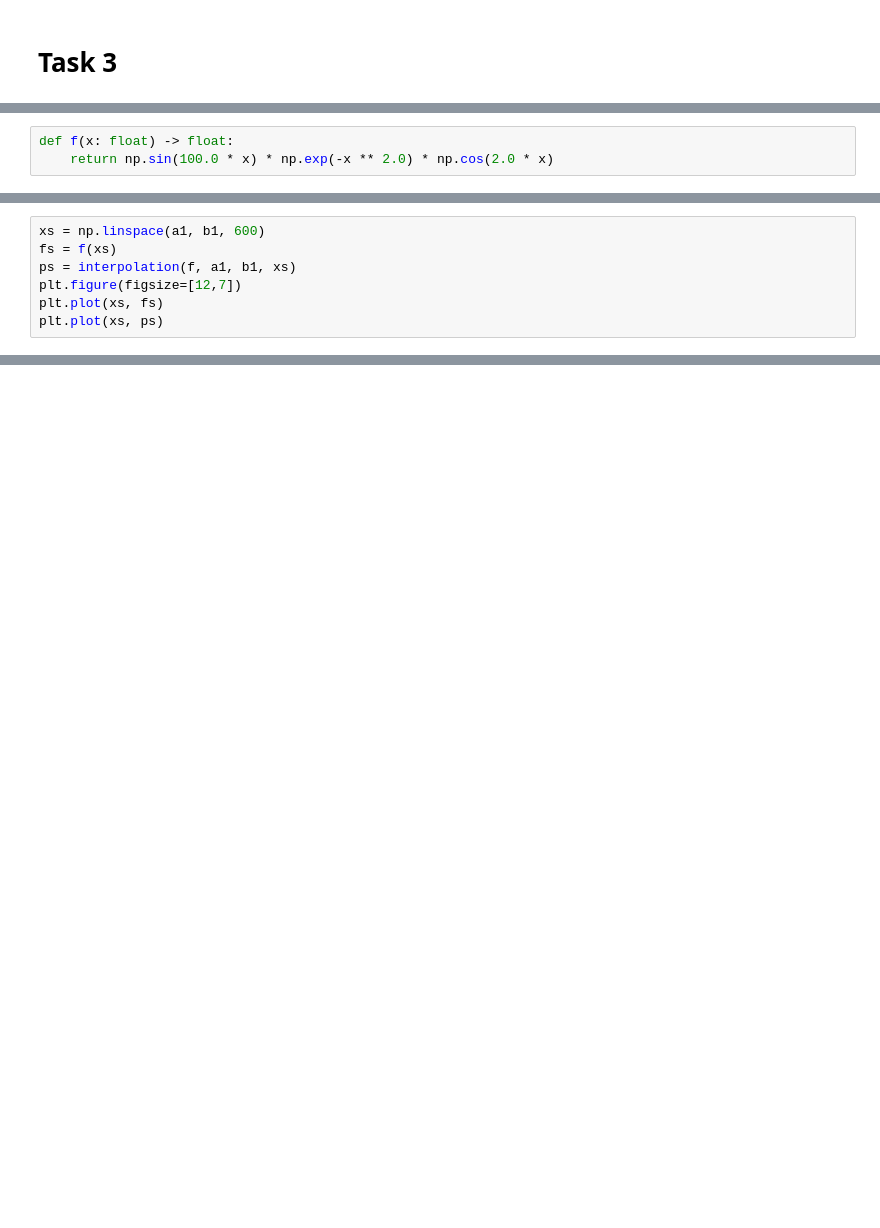
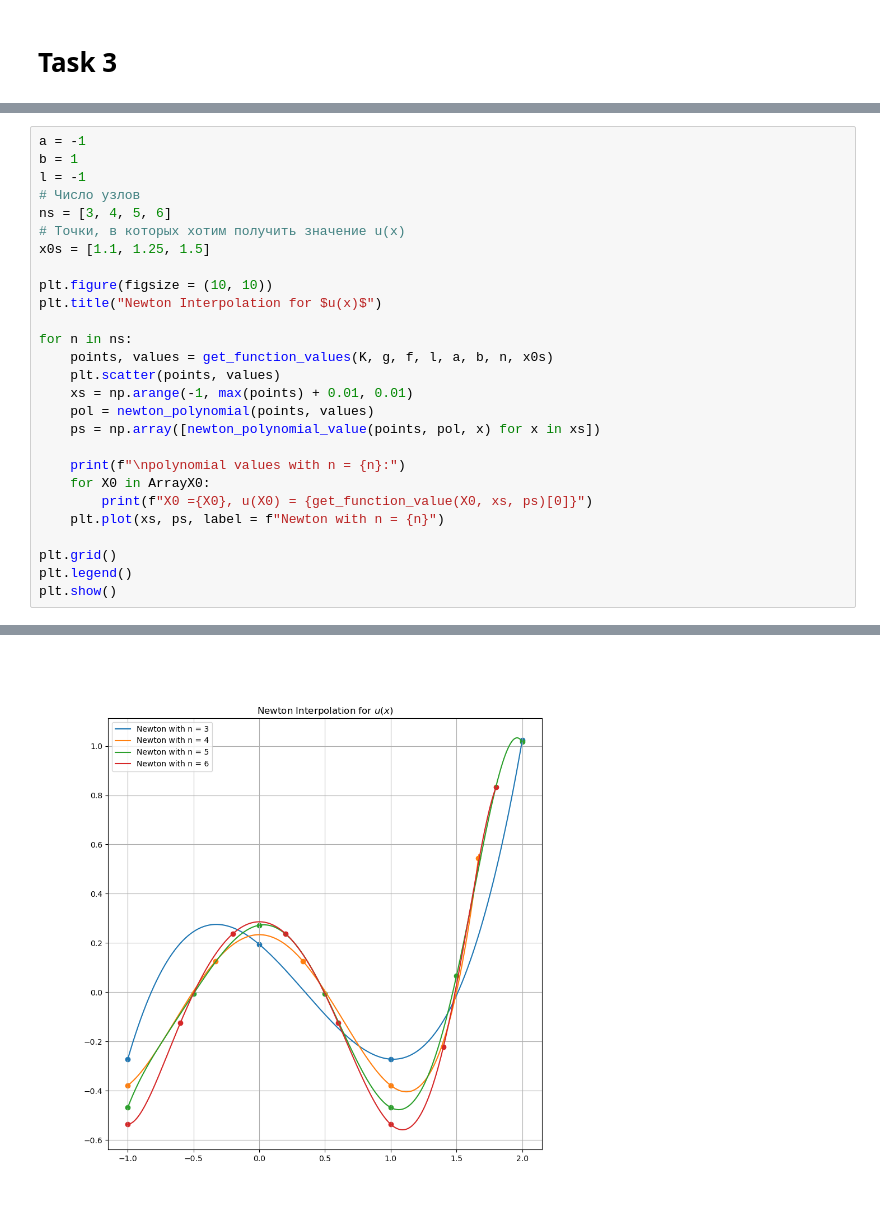
Before and after one commit to ajlekcahdp4/comp-math, a Jupyter notebook: big-tasks/02/Task.ipynb, the cells around one changed output, grey strips where cells are left out. Cells and saved outputs as stored; diff of their text form; blank space fills up the shorter version.

```diff
--- a/big-tasks/02/Task.ipynb
+++ b/big-tasks/02/Task.ipynb
@@ -272,3 +268,0 @@ def interpolation (function, a: float, b:float, x: float):
-# %%
-def f(x: float) -> float:
-    return np.sin(100.0 * x) * np.exp(-x ** 2.0) * np.cos(2.0 * x)
@@ -279,7 +268,0 @@ n1 = 10000
-# %%
-xs = np.linspace(a1, b1, 600)
-fs = f(xs)
-ps = interpolation(f, a1, b1, xs)
-plt.figure(figsize=[12,7])
-plt.plot(xs, fs)
-plt.plot(xs, ps)
@@ -348,0 +348,28 @@ print(f'v3_trap: {v3_trap}')
+# %%
+a = -1
+b = 1
+l = -1
+# Число узлов
+ns = [3, 4, 5, 6]
+# Точки, в которых хотим получить значение u(x)
+x0s = [1.1, 1.25, 1.5]
+
+plt.figure(figsize = (10, 10))
+plt.title("Newton Interpolation for $u(x)$")
+
+for n in ns:
+    points, values = get_function_values(K, g, f, l, a, b, n, x0s)
+    plt.scatter(points, values)
+    xs = np.arange(-1, max(points) + 0.01, 0.01)
+    pol = newton_polynomial(points, values)
+    ps = np.array([newton_polynomial_value(points, pol, x) for x in xs])
+
+    print(f"\npolynomial values with n = {n}:")
+    for X0 in ArrayX0:
+        print(f"X0 ={X0}, u(X0) = {get_function_value(X0, xs, ps)[0]}")
+    plt.plot(xs, ps, label = f"Newton with n = {n}")
+
+plt.grid()
+plt.legend()
+plt.show()
+# %% [output]
@@ -348,0 +395 @@ print(f'v3_trap: {v3_trap}')
+[figure, added]
```
Also changed, not shown: parts of 25 cells of this notebook.
